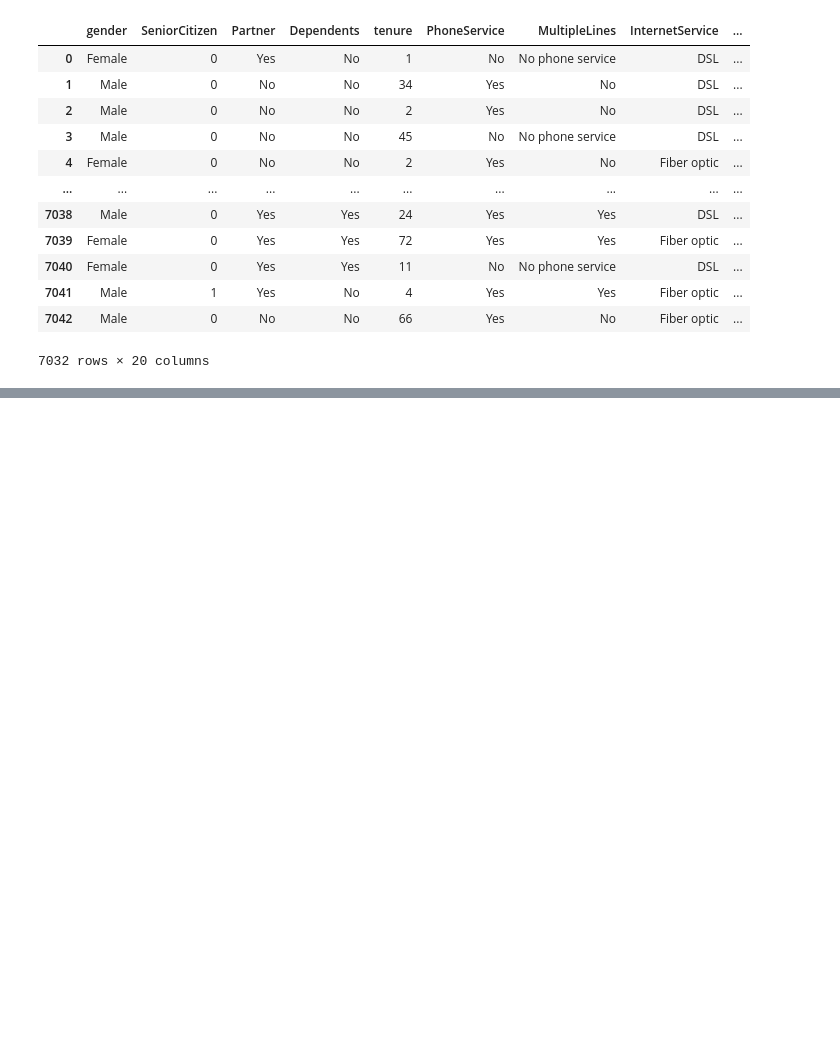
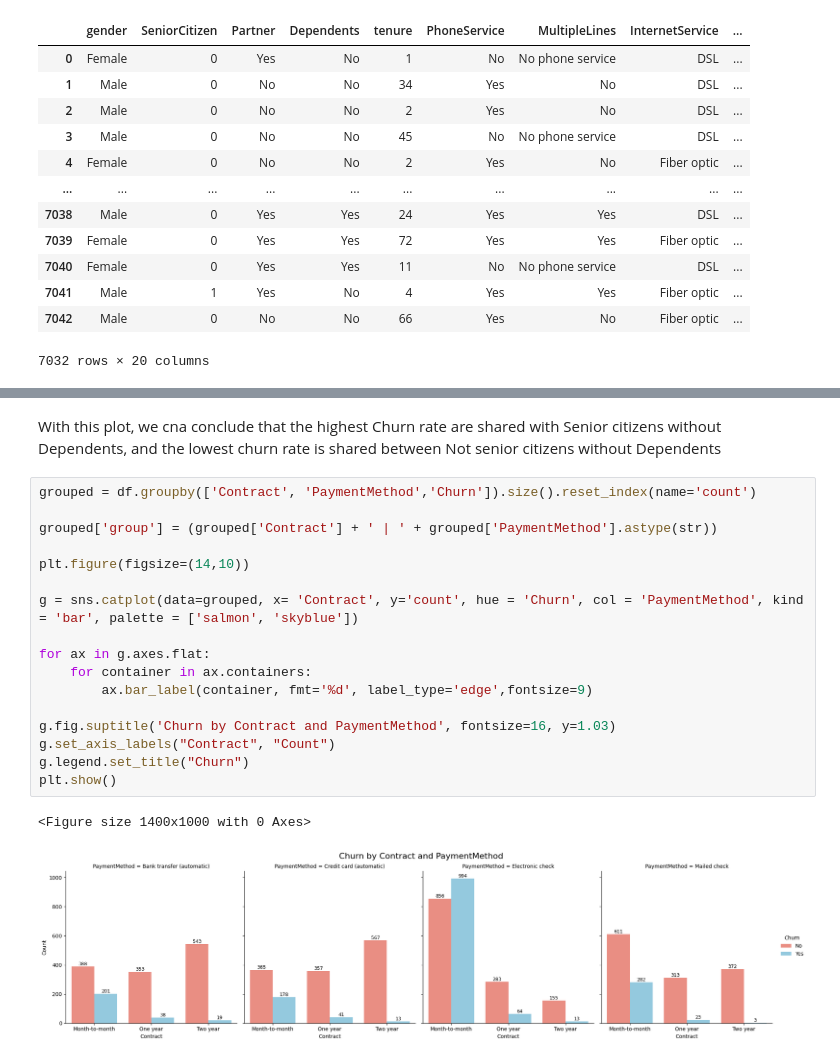
Before and after one commit to spraxx/churn-prediction-pipeline, a Jupyter notebook: notebooks/eda_intro.ipynb, the cells around one changed output, grey strips where cells are left out. Saved outputs shown, nothing was run; the diff lists cells and outputs as text; blank space fills up the shorter version.

```diff
--- a/notebooks/eda_intro.ipynb
+++ b/notebooks/eda_intro.ipynb
@@ -215,0 +291,22 @@ df.fillna(df["TotalCharges"].mean())
+# %% [markdown]
+With this plot, we cna conclude that the highest Churn rate are shared with Senior citizens without Dependents, and the lowest churn rate is shared between Not senior citizens without Dependents
+# %%
+grouped = df.groupby(['Contract', 'PaymentMethod','Churn']).size().reset_index(name='count')
+
+grouped['group'] = (grouped['Contract'] + ' | ' + grouped['PaymentMethod'].astype(str))
+
+plt.figure(figsize=(14,10))
+
+g = sns.catplot(data=grouped, x= 'Contract', y='count', hue = 'Churn', col = 'PaymentMethod', kind = 'bar', palette = ['salmon', 'skyblue'])
+
+for ax in g.axes.flat:
+    for container in ax.containers:
+        ax.bar_label(container, fmt='%d', label_type='edge',fontsize=9)
+
+g.fig.suptitle('Churn by Contract and PaymentMethod', fontsize=16, y=1.03)
+g.set_axis_labels("Contract", "Count")
+g.legend.set_title("Churn")
+plt.show()
+# %% [output]
+<Figure size 1400x1000 with 0 Axes>
+[figure, added]
```
Also changed, not shown: parts of 6 cells of this notebook, 5 other files.
